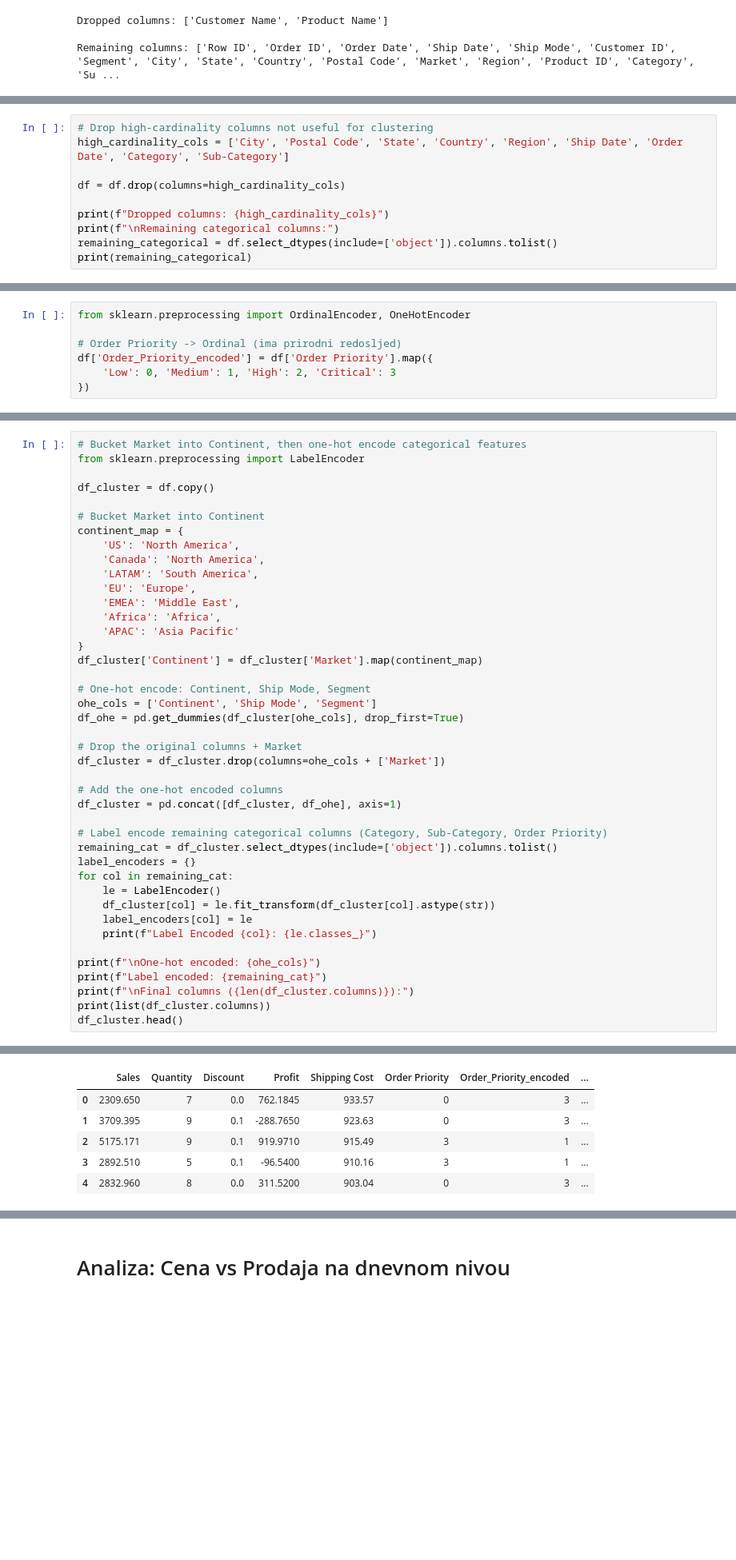
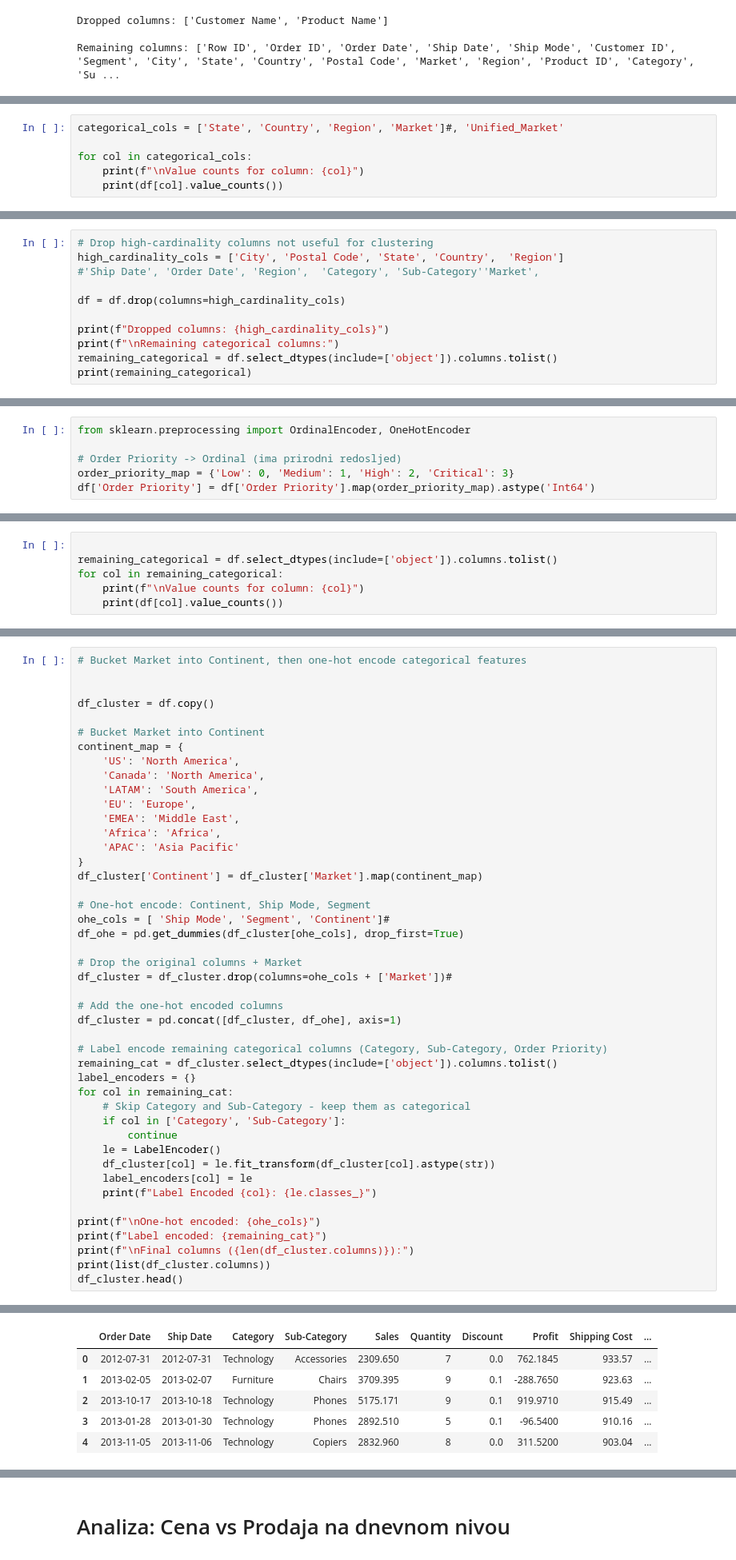
Before and after one commit to anastasijasavov/machine-learning, a Jupyter notebook: notebooks/global_superstore_20260208.ipynb, the cells around one changed output, grey strips where cells are left out. Shown at 80% size. Cells and saved outputs as stored; diff of their text form; blank space fills up the shorter version.

```diff
--- a/notebooks/global_superstore_20260208.ipynb
+++ b/notebooks/global_superstore_20260208.ipynb
@@ -234,0 +306,6 @@ Dropped columns: ['Row ID', 'Order ID', 'Customer ID', 'Product ID']
+# %%
+categorical_cols = ['State', 'Country', 'Region', 'Market']#, 'Unified_Market'
+
+for col in categorical_cols:
+    print(f"\nValue counts for column: {col}")
+    print(df[col].value_counts())
@@ -235,6 +330,7 @@ Dropped columns: ['Row ID', 'Order ID', 'Customer ID', 'Product ID']
 # %%
 # Drop high-cardinality columns not useful for clustering
-high_cardinality_cols = ['City', 'Postal Code', 'State', 'Country', 'Region', 'Ship Date', 'Order Date', 'Category', 'Sub-Category']
+high_cardinality_cols = ['City', 'Postal Code', 'State', 'Country',  'Region']
+#'Ship Date', 'Order Date', 'Region',  'Category', 'Sub-Category''Market',
 
 df = df.drop(columns=high_cardinality_cols)
 
@@ -274,6 +384,5 @@ Name: count, dtype: int64
 from sklearn.preprocessing import OrdinalEncoder, OneHotEncoder
 
 # Order Priority -> Ordinal (ima prirodni redosljed)
-df['Order_Priority_encoded'] = df['Order Priority'].map({
-    'Low': 0, 'Medium': 1, 'High': 2, 'Critical': 3
-})
+order_priority_map = {'Low': 0, 'Medium': 1, 'High': 2, 'Critical': 3}
+df['Order Priority'] = df['Order Priority'].map(order_priority_map).astype('Int64')
@@ -279,0 +397,6 @@ df['Order_Priority_encoded'] = df['Order Priority'].map({
+# %%
+
+remaining_categorical = df.select_dtypes(include=['object']).columns.tolist()
+for col in remaining_categorical:
+    print(f"\nValue counts for column: {col}")
+    print(df[col].value_counts())
@@ -280,6 +423,6 @@ df['Order_Priority_encoded'] = df['Order Priority'].map({
 # %%
 # Bucket Market into Continent, then one-hot encode categorical features
-from sklearn.preprocessing import LabelEncoder
+
 
 df_cluster = df.copy()
 
@@ -296,11 +439,11 @@ continent_map = {
 df_cluster['Continent'] = df_cluster['Market'].map(continent_map)
 
 # One-hot encode: Continent, Ship Mode, Segment
-ohe_cols = ['Continent', 'Ship Mode', 'Segment']
+ohe_cols = [ 'Ship Mode', 'Segment', 'Continent']#
 df_ohe = pd.get_dummies(df_cluster[ohe_cols], drop_first=True)
 
 # Drop the original columns + Market
-df_cluster = df_cluster.drop(columns=ohe_cols + ['Market'])
+df_cluster = df_cluster.drop(columns=ohe_cols + ['Market'])#
 
 # Add the one-hot encoded columns
 df_cluster = pd.concat([df_cluster, df_ohe], axis=1)
@@ -309,6 +452,9 @@ df_cluster = pd.concat([df_cluster, df_ohe], axis=1)
 remaining_cat = df_cluster.select_dtypes(include=['object']).columns.tolist()
 label_encoders = {}
 for col in remaining_cat:
+    # Skip Category and Sub-Category - keep them as categorical
+    if col in ['Category', 'Sub-Category']:
+        continue
     le = LabelEncoder()
     df_cluster[col] = le.fit_transform(df_cluster[col].astype(str))
     label_encoders[col] = le
@@ -330,6 +474,6 @@ Final columns (17):
-|  | Sales | Quantity | Discount | Profit | Shipping Cost | Order Priority | Order_Priority_encoded | ... |
-| 0 | 2309.650 | 7 | 0.0 | 762.1845 | 933.57 | 0 | 3 | ... |
-| 1 | 3709.395 | 9 | 0.1 | -288.7650 | 923.63 | 0 | 3 | ... |
-| 2 | 5175.171 | 9 | 0.1 | 919.9710 | 915.49 | 3 | 1 | ... |
-| 3 | 2892.510 | 5 | 0.1 | -96.5400 | 910.16 | 3 | 1 | ... |
-| 4 | 2832.960 | 8 | 0.0 | 311.5200 | 903.04 | 0 | 3 | ... |
+|  | Order Date | Ship Date | Category | Sub-Category | Sales | Quantity | Discount | Profit | Shipping Cost | ... |
+| 0 | 2012-07-31 | 2012-07-31 | Technology | Accessories | 2309.650 | 7 | 0.0 | 762.1845 | 933.57 | ... |
+| 1 | 2013-02-05 | 2013-02-07 | Furniture | Chairs | 3709.395 | 9 | 0.1 | -288.7650 | 923.63 | ... |
+| 2 | 2013-10-17 | 2013-10-18 | Technology | Phones | 5175.171 | 9 | 0.1 | 919.9710 | 915.49 | ... |
+| 3 | 2013-01-28 | 2013-01-30 | Technology | Phones | 2892.510 | 5 | 0.1 | -96.5400 | 910.16 | ... |
+| 4 | 2013-11-05 | 2013-11-06 | Technology | Copiers | 2832.960 | 8 | 0.0 | 311.5200 | 903.04 | ... |
```
Also changed, not shown: parts of 30 cells of this notebook.
